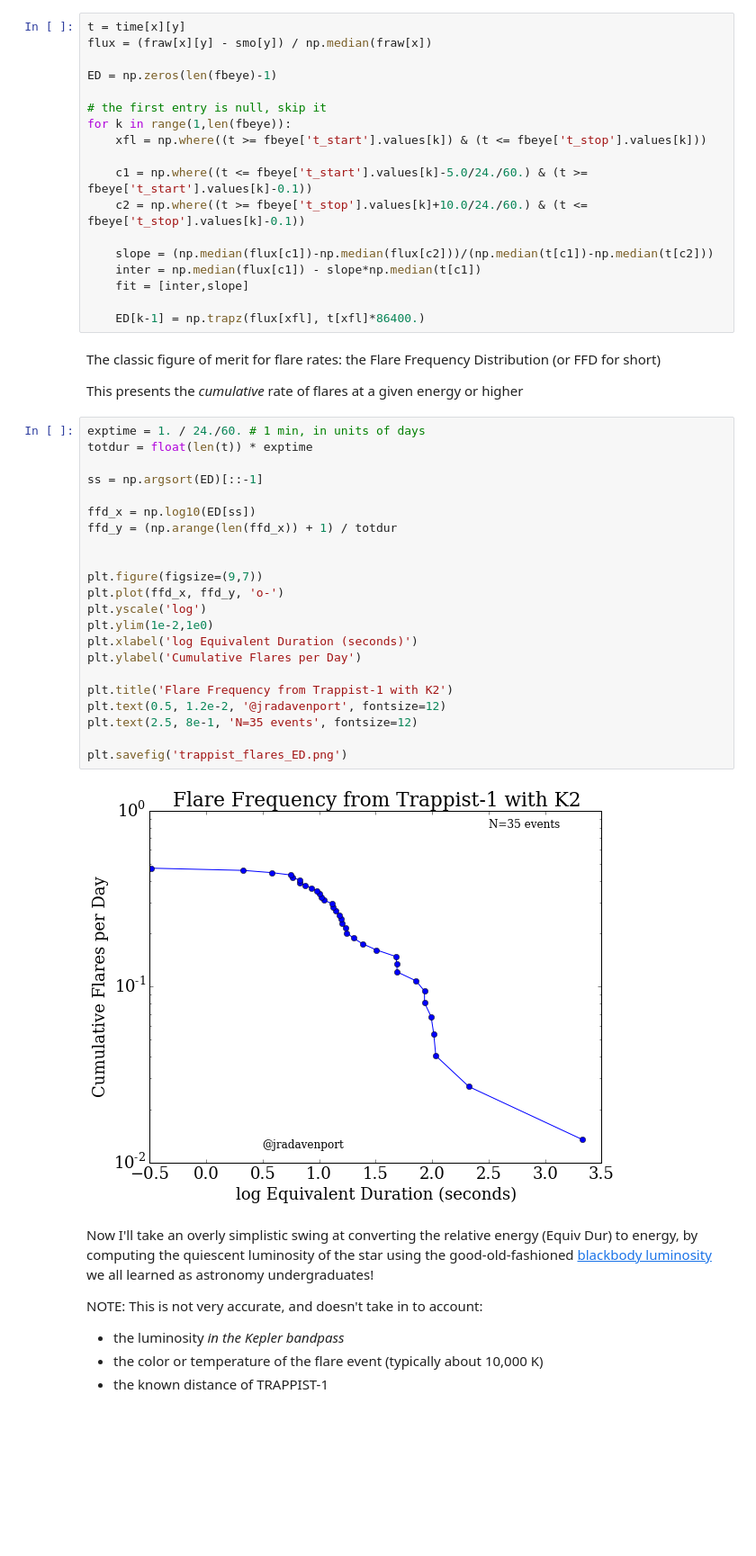
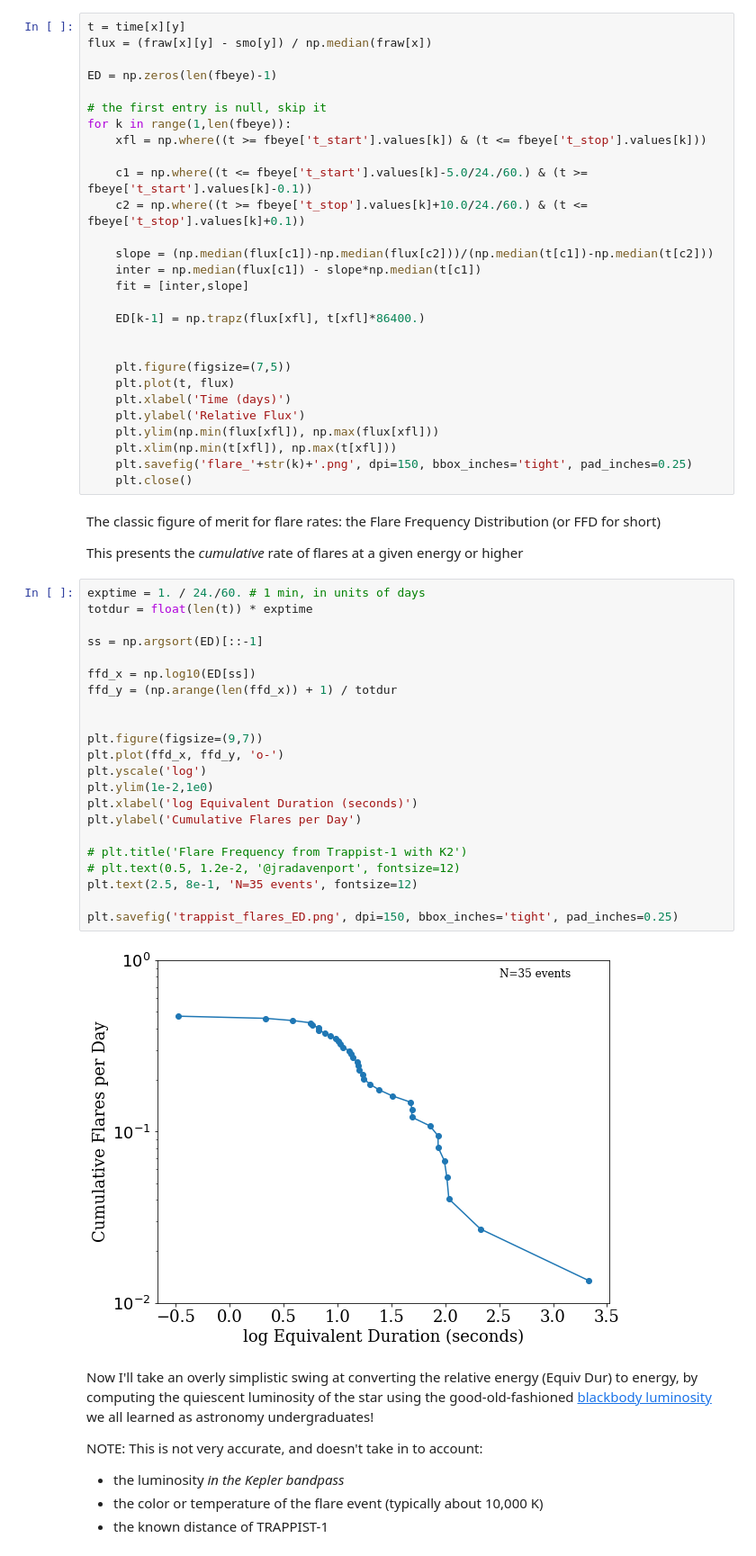
Before and after one commit to jradavenport/trappist-flares, a Jupyter notebook: explore.ipynb, the cells around one changed output. Shown at 90% size. Cells and saved outputs as stored; diff of their text form; blank space fills up the shorter version.

```diff
--- a/explore.ipynb
+++ b/explore.ipynb
@@ -150,13 +160,23 @@ for k in range(1,len(fbeye)):
     xfl = np.where((t >= fbeye['t_start'].values[k]) & (t <= fbeye['t_stop'].values[k]))
 
     c1 = np.where((t <= fbeye['t_start'].values[k]-5.0/24./60.) & (t >= fbeye['t_start'].values[k]-0.1))
-    c2 = np.where((t >= fbeye['t_stop'].values[k]+10.0/24./60.) & (t <= fbeye['t_stop'].values[k]-0.1))
+    c2 = np.where((t >= fbeye['t_stop'].values[k]+10.0/24./60.) & (t <= fbeye['t_stop'].values[k]+0.1))
 
     slope = (np.median(flux[c1])-np.median(flux[c2]))/(np.median(t[c1])-np.median(t[c2]))
     inter = np.median(flux[c1]) - slope*np.median(t[c1])
     fit = [inter,slope]
 
     ED[k-1] = np.trapz(flux[xfl], t[xfl]*86400.)
+
+
+    plt.figure(figsize=(7,5))
+    plt.plot(t, flux)
+    plt.xlabel('Time (days)')
+    plt.ylabel('Relative Flux')
+    plt.ylim(np.min(flux[xfl]), np.max(flux[xfl]))
+    plt.xlim(np.min(t[xfl]), np.max(t[xfl]))
+    plt.savefig('flare_'+str(k)+'.png', dpi=150, bbox_inches='tight', pad_inches=0.25)
+    plt.close()
 # %% [markdown]
 The classic figure of merit for flare rates: the Flare Frequency Distribution (or FFD for short)
 
@@ -164,27 +184,27 @@ This presents the *cumulative* rate of flares at a given energy or higher
 # %%
 exptime = 1. / 24./60. # 1 min, in units of days
 totdur = float(len(t)) * exptime
 
 ss = np.argsort(ED)[::-1]
 
 ffd_x = np.log10(ED[ss])
 ffd_y = (np.arange(len(ffd_x)) + 1) / totdur
 
 
 plt.figure(figsize=(9,7))
 plt.plot(ffd_x, ffd_y, 'o-')
 plt.yscale('log')
 plt.ylim(1e-2,1e0)
 plt.xlabel('log Equivalent Duration (seconds)')
 plt.ylabel('Cumulative Flares per Day')
 
-plt.title('Flare Frequency from Trappist-1 with K2')
-plt.text(0.5, 1.2e-2, '@jradavenport', fontsize=12)
+# plt.title('Flare Frequency from Trappist-1 with K2')
+# plt.text(0.5, 1.2e-2, '@jradavenport', fontsize=12)
 plt.text(2.5, 8e-1, 'N=35 events', fontsize=12)
 
-plt.savefig('trappist_flares_ED.png')
+plt.savefig('trappist_flares_ED.png', dpi=150, bbox_inches='tight', pad_inches=0.25)
 # %% [output]
-[figure, old version]
+[figure, new version]
 # %% [markdown]
 Now I'll take an overly simplistic swing at converting the relative energy (Equiv Dur) to energy, by computing the quiescent luminosity of the star using the good-old-fashioned [blackbody luminosity](https://en.wikipedia.org/wiki/Luminosity#Luminosity_formula) we all learned as astronomy undergraduates!
 
```
Also changed, not shown: parts of 18 cells of this notebook, 1 other file.
